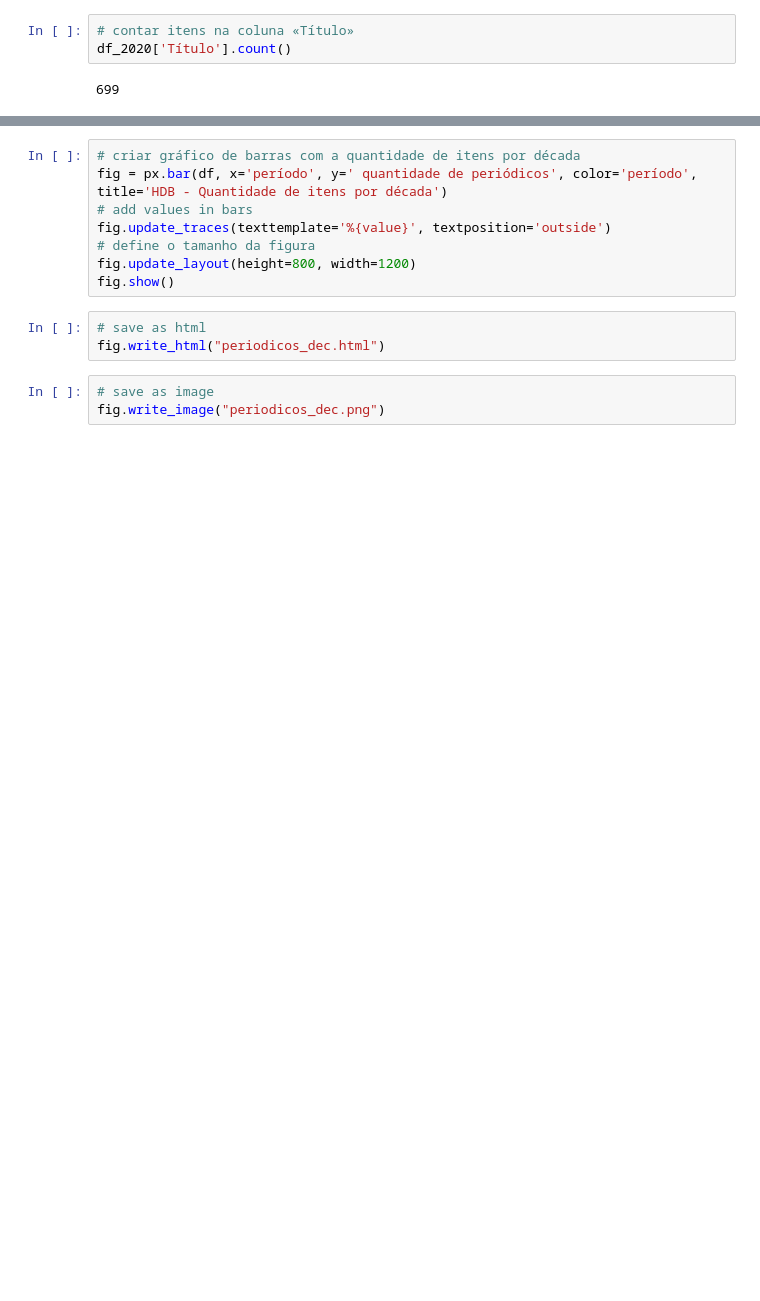
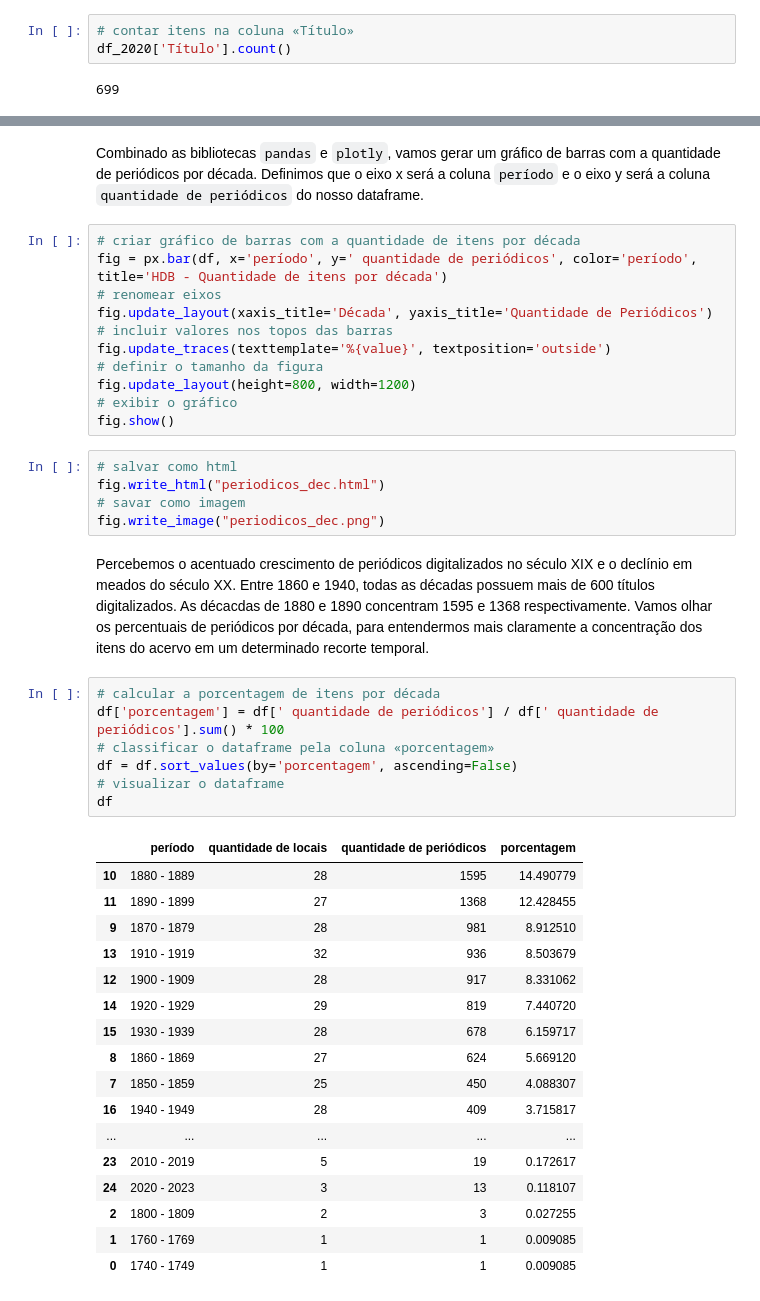
Before and after one commit to ericbrasiln/hemdig-framework, a Jupyter notebook: repositorios/BND-BR/escopo.ipynb, the cells around one changed output, grey strips where cells are left out. Drawn from its saved outputs; the diff is of its cells as text; blank space fills up the shorter version.

Commit message:
Finalização no notebook da HDB
Análise dos dados e documentação atualizada e reunida no notebook (esse será o notebook de referência para BND-PT e HML).

```diff
--- a/repositorios/BND-BR/escopo.ipynb
+++ b/repositorios/BND-BR/escopo.ipynb
@@ -65,15 +179,46 @@ df
 import plotly.express as px
+# %% [markdown]
+Combinado as bibliotecas `pandas` e `plotly`, vamos gerar um gráfico de barras com a quantidade de periódicos por década. Definimos que o eixo x será a coluna `período` e o eixo y será a coluna `quantidade de periódicos` do nosso dataframe.
 # %%
 # criar gráfico de barras com a quantidade de itens por década
 fig = px.bar(df, x='período', y=' quantidade de periódicos', color='período', title='HDB - Quantidade de itens por década')
-# add values in bars
+# renomear eixos
+fig.update_layout(xaxis_title='Década', yaxis_title='Quantidade de Periódicos')
+# incluir valores nos topos das barras
 fig.update_traces(texttemplate='%{value}', textposition='outside')
-# define o tamanho da figura
+# definir o tamanho da figura
 fig.update_layout(height=800, width=1200)
+# exibir o gráfico
 fig.show()
 # %%
-# save as html
+# salvar como html
 fig.write_html("periodicos_dec.html")
+# savar como imagem
+fig.write_image("periodicos_dec.png")
-# %%
-# save as image
-fig.write_image("periodicos_dec.png")
+# %% [markdown]
+Percebemos o acentuado crescimento de periódicos digitalizados no século XIX e o declínio em meados do século XX. Entre 1860 e 1940, todas as décadas possuem mais de 600 títulos digitalizados. As décacdas de 1880 e 1890 concentram 1595 e 1368 respectivamente. Vamos olhar os percentuais de periódicos por década, para entendermos mais claramente a concentração dos itens do acervo em um determinado recorte temporal.
+# %%
+# calcular a porcentagem de itens por década
+df['porcentagem'] = df[' quantidade de periódicos'] / df[' quantidade de periódicos'].sum() * 100
+# classificar o dataframe pela coluna «porcentagem»
+df = df.sort_values(by='porcentagem', ascending=False)
+# visualizar o dataframe
+df
+# %% [output]
+|  | período | quantidade de locais | quantidade de periódicos | porcentagem |
+| 10 | 1880 - 1889 | 28 | 1595 | 14.490779 |
+| 11 | 1890 - 1899 | 27 | 1368 | 12.428455 |
+| 9 | 1870 - 1879 | 28 | 981 | 8.912510 |
+| 13 | 1910 - 1919 | 32 | 936 | 8.503679 |
+| 12 | 1900 - 1909 | 28 | 917 | 8.331062 |
+| 14 | 1920 - 1929 | 29 | 819 | 7.440720 |
+| 15 | 1930 - 1939 | 28 | 678 | 6.159717 |
+| 8 | 1860 - 1869 | 27 | 624 | 5.669120 |
+| 7 | 1850 - 1859 | 25 | 450 | 4.088307 |
+| 16 | 1940 - 1949 | 28 | 409 | 3.715817 |
+| ... | ... | ... | ... | ... |
+| 23 | 2010 - 2019 | 5 | 19 | 0.172617 |
+| 24 | 2020 - 2023 | 3 | 13 | 0.118107 |
+| 2 | 1800 - 1809 | 2 | 3 | 0.027255 |
+| 1 | 1760 - 1769 | 1 | 1 | 0.009085 |
+| 0 | 1740 - 1749 | 1 | 1 | 0.009085 |
```
Also changed, not shown: parts of 38 cells of this notebook, 5 other files.
